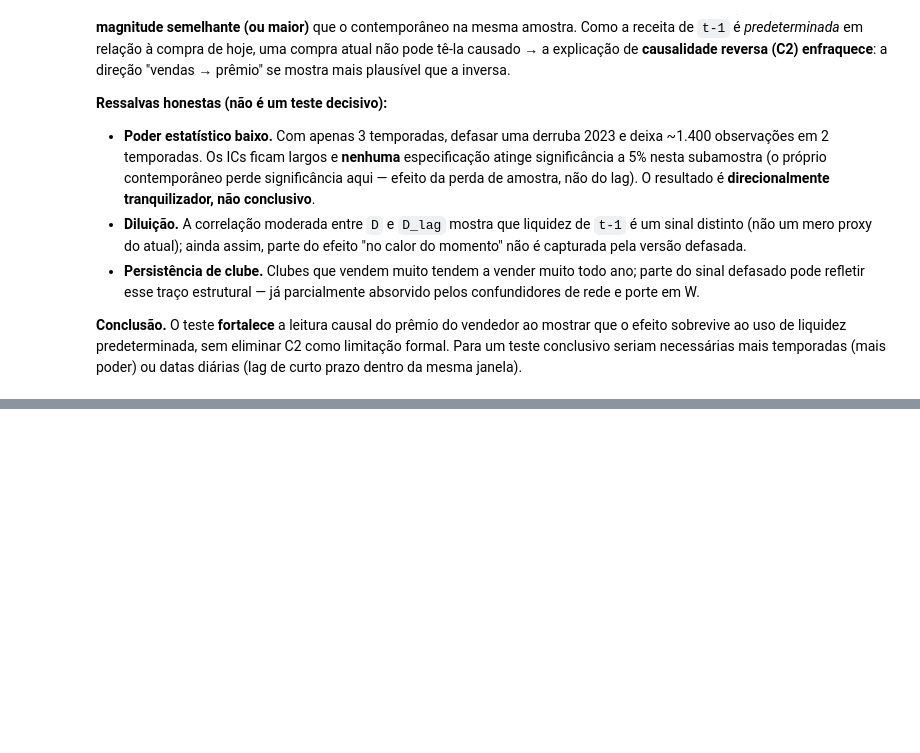
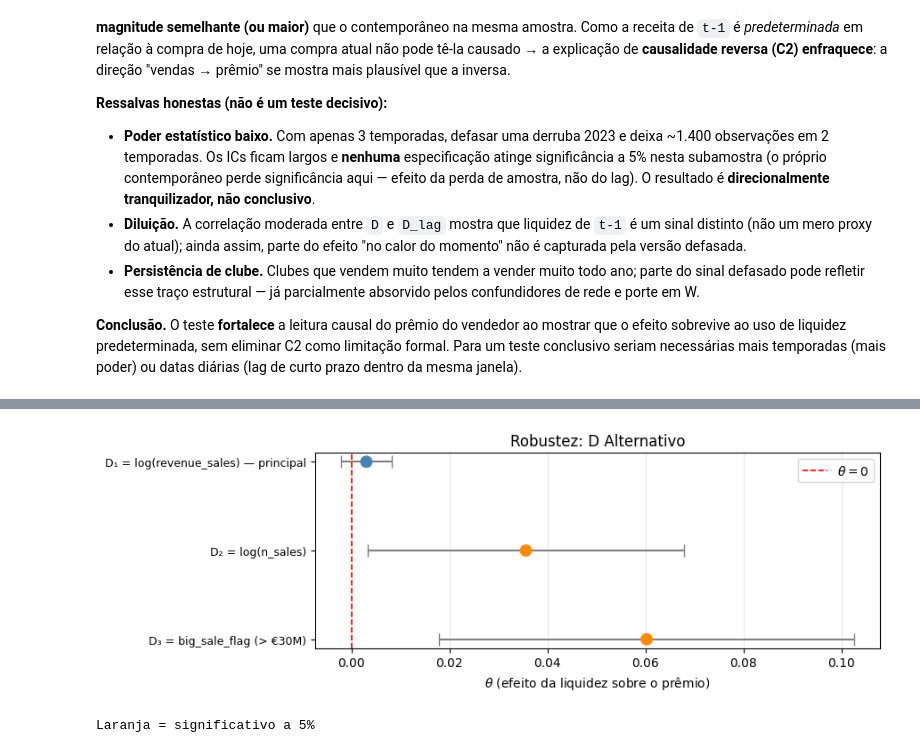
Before and after one commit to leticia-ribeirom/TP-CDAF, a Jupyter notebook: notebooks/etapa2_robustez.ipynb, the cells around one changed output, grey strips where cells are left out. Drawn from its saved outputs; the diff is of its cells as text; code cells hidden in the pictures; blank space fills up the shorter version.

```diff
--- a/notebooks/etapa2_robustez.ipynb
+++ b/notebooks/etapa2_robustez.ipynb
@@ -213,0 +224,24 @@ dentro da mesma janela).
+# %%
+# D₂ = número de vendas (log)
+df['D_nsales'] = np.log1p(df['n_sales'])
+
+# D₃ = flag de venda blockbuster (> €30M)
+df['big_sale_flag'] = (df['max_sale'] > 30_000_000).astype(float)
+print(f'big_sale_flag=1: {df["big_sale_flag"].sum():.0f} obs ({df["big_sale_flag"].mean()*100:.1f}%)')
+print(f'D_nsales: min={df["D_nsales"].min():.2f}, max={df["D_nsales"].max():.2f}')
+
+print('\nRodando DML para as 3 especificações de D (pode demorar ~2 min)...')
+specs = [
+    ('D₁ = log(revenue_sales) — principal', df['D'].values),
+    ('D₂ = log(n_sales)',                   df['D_nsales'].values),
+    ('D₃ = big_sale_flag (> €30M)',          df['big_sale_flag'].values),
+]
+res_d = []
+for label, d_vec in specs:
+    th_d, lo_d, hi_d, _ = dml_ate(df['Y'].values, d_vec, df[CONFOUNDERS].values)
+    sig = '*' if (lo_d > 0 or hi_d < 0) else ''
+    res_d.append({'especificacao': label, 'n': len(df), 'theta': th_d,
+                   'ic_low': lo_d, 'ic_high': hi_d, 'sig': sig})
+    print(f'  {label}: theta={th_d:.4f}  IC=[{lo_d:.4f}, {hi_d:.4f}] {sig}')
+
+df_d = pd.DataFrame(res_d)
@@ -213,0 +256,19 @@ dentro da mesma janela).
+# %%
+fig, ax = plt.subplots(figsize=(9, 3.2))
+ypos = np.arange(len(df_d))[::-1]
+colors = ['steelblue' if s == '' else 'darkorange' for s in df_d['sig']]
+ax.errorbar(df_d['theta'], ypos,
+            xerr=[df_d['theta']-df_d['ic_low'], df_d['ic_high']-df_d['theta']],
+            fmt='none', ecolor='gray', capsize=5, lw=1.5)
+ax.scatter(df_d['theta'], ypos, color=colors, zorder=5, s=80)
+ax.axvline(0, color='red', ls='--', lw=1.2, label=r'$\theta = 0$')
+ax.set_yticks(ypos)
+ax.set_yticklabels(df_d['especificacao'], fontsize=9)
+ax.set_xlabel(r'$\theta$ (efeito da liquidez sobre o prêmio)', fontsize=10)
+ax.set_title('Robustez: D Alternativo', fontsize=12)
+ax.legend(); ax.grid(alpha=0.3, axis='x')
+plt.tight_layout(); plt.show()
+print('Laranja = significativo a 5%')
+# %% [output]
+[figure, added]
+Laranja = significativo a 5%
```
Also changed, not shown: parts of 9 cells of this notebook, 7 other files.
